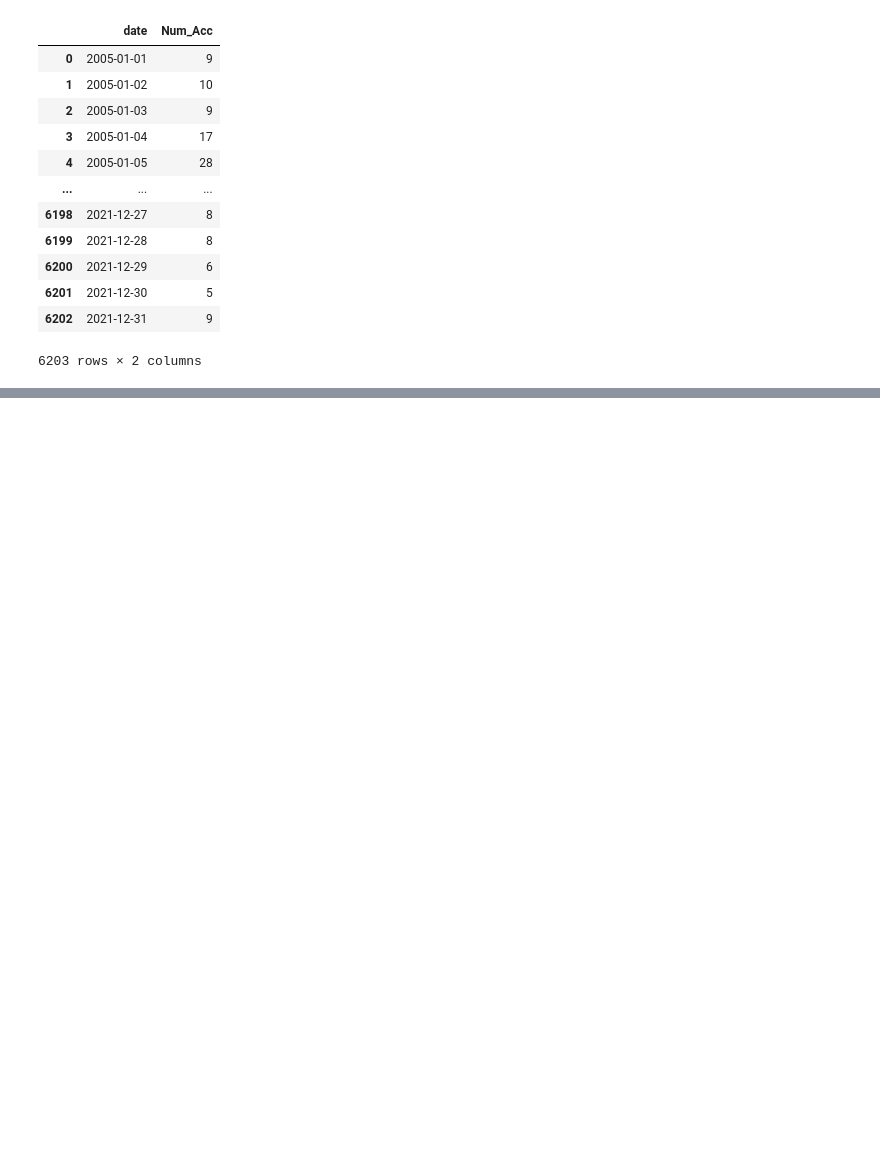
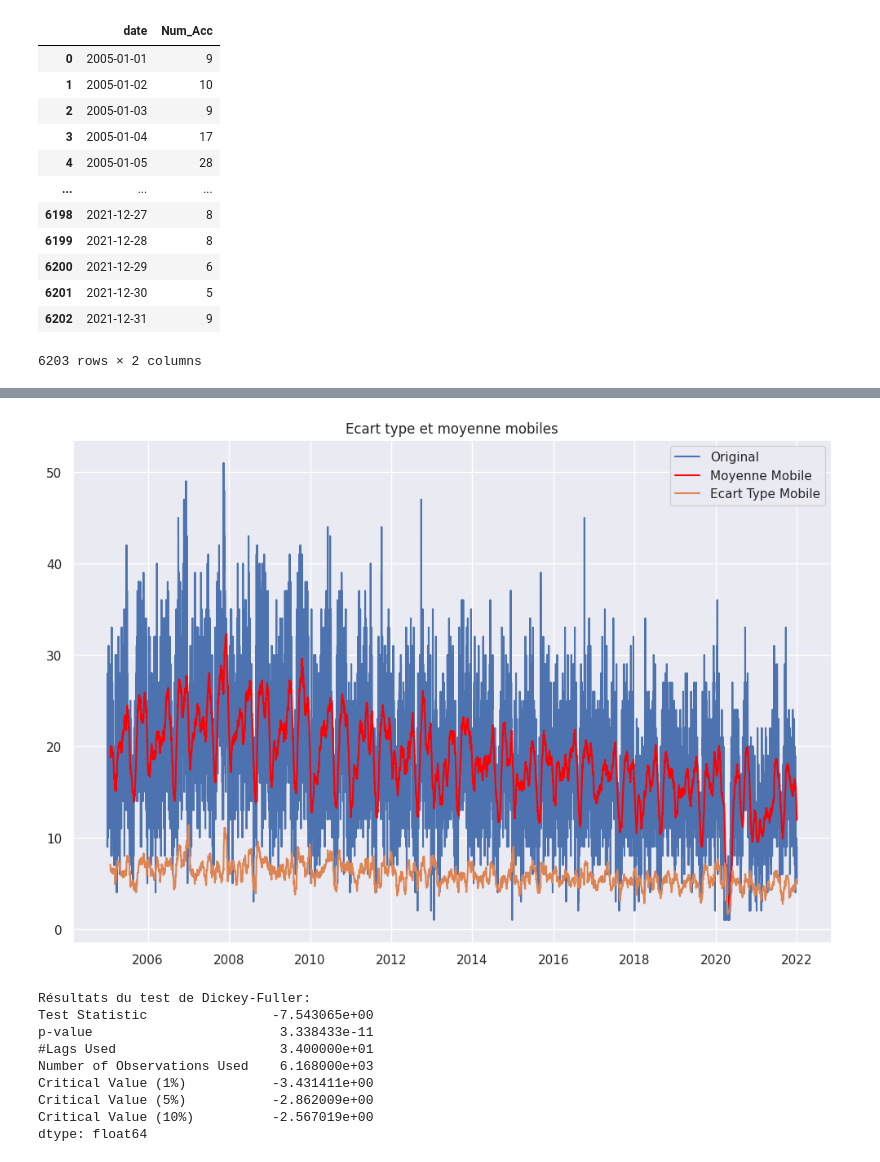
Before and after one commit to gauthgoth/Challenge---Etudes-de-Cas, a Jupyter notebook: accidentology_prediction.ipynb, the cells around one changed output, grey strips where cells are left out. Cells and saved outputs as stored; diff of their text form; code cells hidden in the pictures; blank space fills up the shorter version.

```diff
--- a/accidentology_prediction.ipynb
+++ b/accidentology_prediction.ipynb
@@ -231,0 +222,13 @@ ModuleNotFoundError: No module named 'fbprophet'
+# %%
+test_stationarity(group_accidents_paris.set_index('date').Num_Acc , window = 28)
+# %% [output]
+[figure, added]
+Résultats du test de Dickey-Fuller:
+Test Statistic                -7.543065e+00
+p-value                        3.338433e-11
+#Lags Used                     3.400000e+01
+Number of Observations Used    6.168000e+03
+Critical Value (1%)           -3.431411e+00
+Critical Value (5%)           -2.862009e+00
+Critical Value (10%)          -2.567019e+00
+dtype: float64
```
Also changed, not shown: parts of 79 cells of this notebook, 15 other files.
